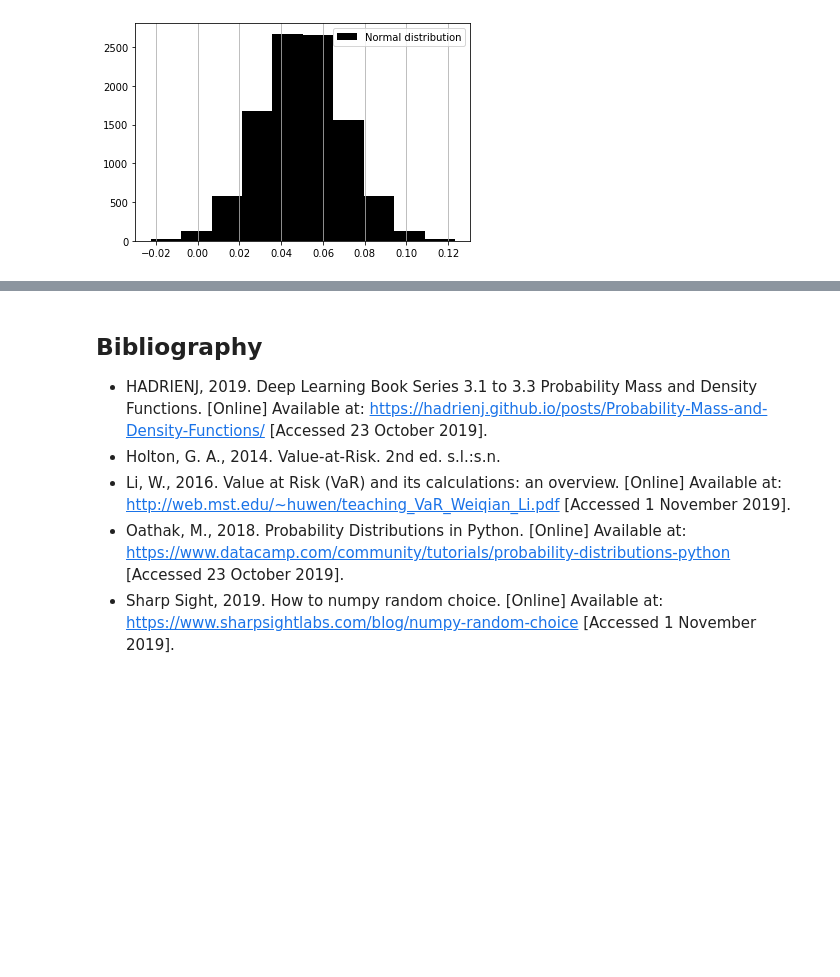
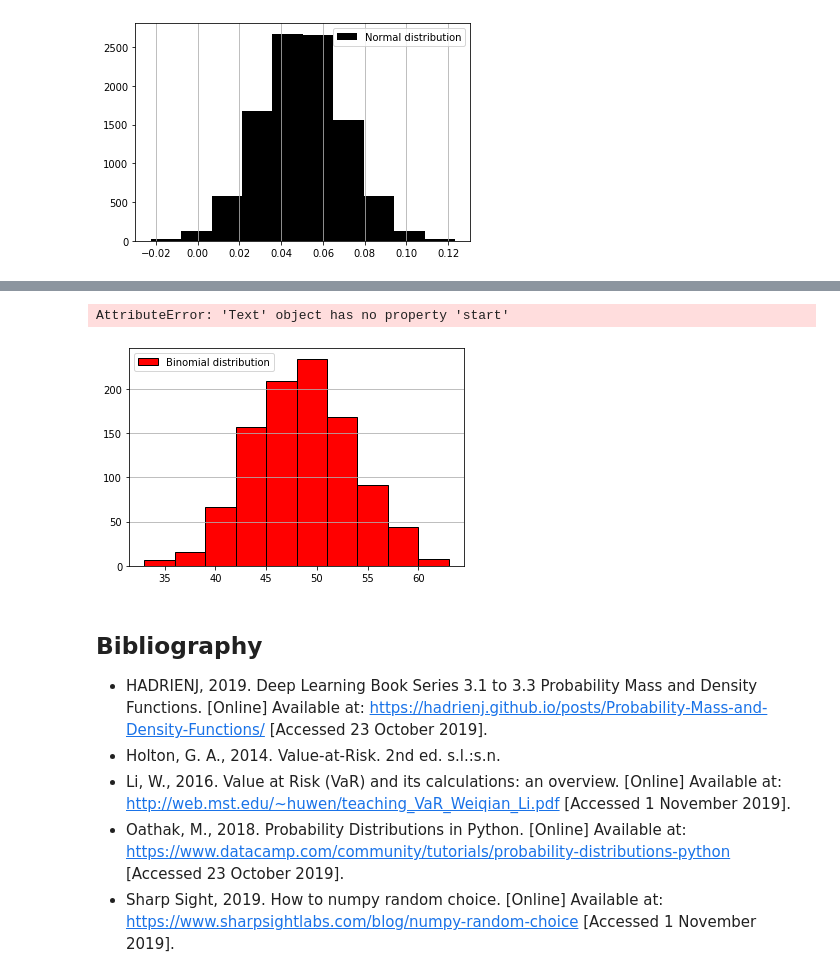
Before and after one commit to Clauric/GMIT_PfDA_Assessment, a Jupyter notebook: Numpy Assignment.ipynb, the cells around one changed output, grey strips where cells are left out. Drawn from its saved outputs; the diff is of its cells as text; code cells hidden in the pictures; blank space fills up the shorter version.

Commit message:
Binomial added

```diff
--- a/Numpy Assignment.ipynb
+++ b/Numpy Assignment.ipynb
@@ -255,3 +290,38 @@ plt.show()
+# %%
+# Binomial distribution example
+
+import numpy as np
+import matplotlib.pyplot as plt
+
+# number of trials
+n = 100
+
+# probability
+p = 0.48
+
+# number of trials
+s = 1000
+
+# run the binmomial distribution
+x = np.random.binomial(n,p, size=s)
+
+# plot for the binomial
+plt.hist(x, label="Binomial distribution", color="red", edgecolor="black")
+
+# show legend in plot
+plt.legend()
+
+# show girdlines on y axis
+plt.grid(b=True, axis="y")
+
+# plot ticks from 0 - 100, in increments of 5
+plt.xticks(start=0, end=101, steps=5)
+
+# show plot
+plt.show();
+# %% [output]
+AttributeError: 'Text' object has no property 'start'
+[figure, added]
 # %% [markdown]
 ## Bibliography
 * HADRIENJ, 2019. Deep Learning Book Series 3.1 to 3.3 Probability Mass and Density Functions. [Online] Available at: https://hadrienj.github.io/posts/Probability-Mass-and-Density-Functions/ [Accessed 23 October 2019].
```
Also changed, not shown: parts of 1 cell of this notebook.
